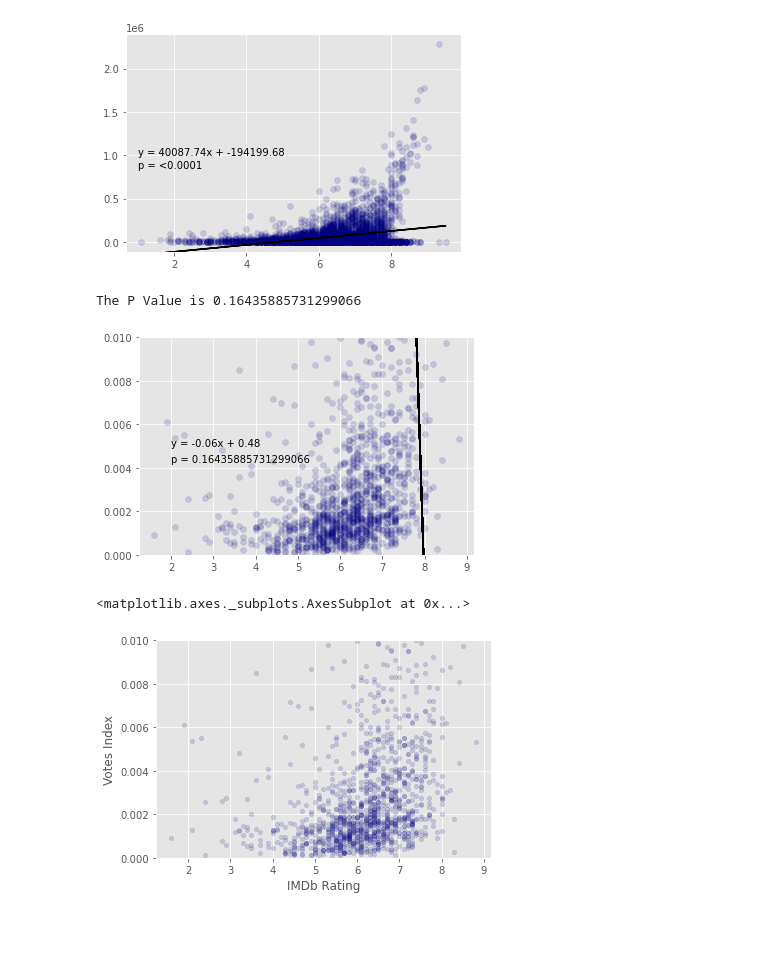
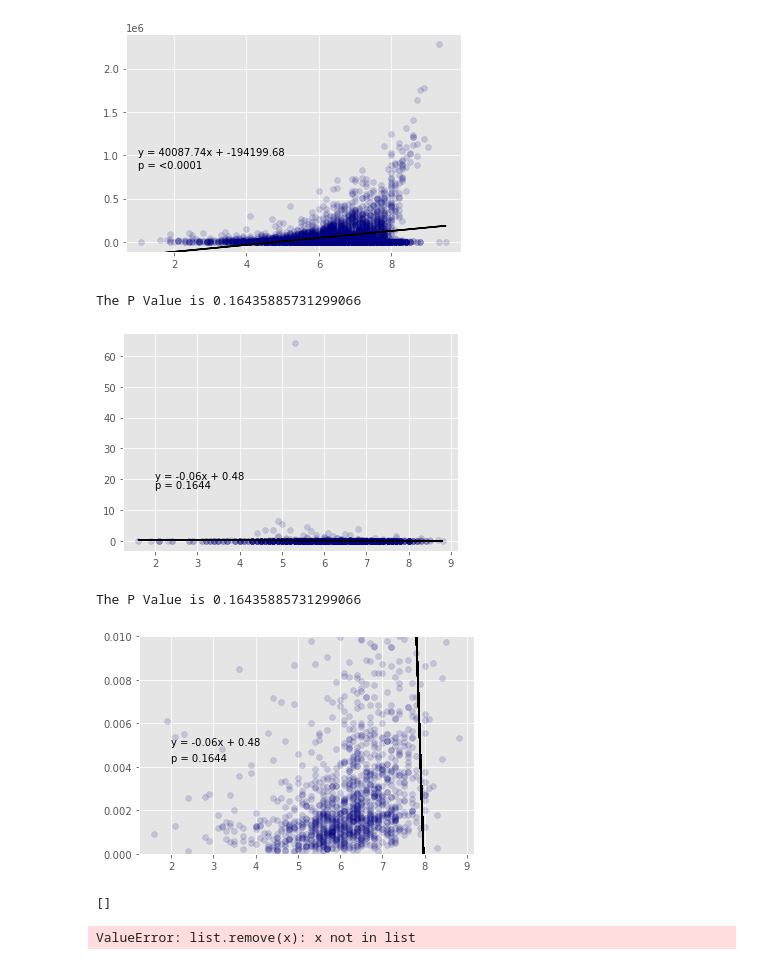
Before and after one commit to Lweston75/Project-One, a Jupyter notebook: ESPgraphs.ipynb, the cells around one changed output. Cells and saved outputs as stored; diff of their text form; code cells hidden in the pictures; blank space fills up the shorter version.

```diff
--- a/ESPgraphs.ipynb
+++ b/ESPgraphs.ipynb
@@ -274,6 +284,8 @@ def Scatter_w_Trend(df,x,y,plot_location, y_limit=None):
     print(f"The P Value is {pValue}")
     if pValue < 0.0001:
         pValue = "<0.0001"
+    else:
+        pValue = round(pValue,4)
     plt.annotate(line, plot_location, color="black")
     plot_location[1] = 0.85*plot_location[1]
     plt.annotate(f"p = {pValue}",plot_location, color = 'black' )
@@ -286,16 +298,47 @@ The P Value is 1.4781248563206349e-130
 [figure]
 # %%
 movie_df['Votes Index'] = movie_df['Num Votes']/movie_df['Box_Office']
-plot = [2, 0.005]
-y_limit = (0,0.01)
+plot = [2, 20]
+y_limit = None
 Scatter_w_Trend(movie_df, 'IMDb Rating','Votes Index',plot,y_limit)
 # %% [output]
 The P Value is 0.16435885731299066
-[figure, old version]
+[figure, new version]
 # %%
-movie_df.plot.scatter('IMDb Rating','Votes Index', ylim = (0,0.01), alpha = 0.15, color = 'navy')
-plot = [1,60]
-Scatter_w_Trend(movie_df, 'IMDb Rating','Votes Index',plot)
+plot = [2, 0.005]
+y_limit = (0,0.01)
+Scatter_w_Trend(movie_df, 'IMDb Rating','Votes Index',plot,y_limit)
 # %% [output]
-<matplotlib.axes._subplots.AxesSubplot at 0x...>
+The P Value is 0.16435885731299066
-[figure, old version]
+[figure, new version]
+# %%
+def genre_fixer(x):
+    try:
+        x = x.replace('[', '')
+        x = x.replace(']', '')
+        x = x.replace(' ', '')
+        x = x.replace("'","")
+        x = x.split(',')
+        x = x.sort()
+    except:
+        x = np.NaN
+    return x
+
+movie_df['Genres'] = movie_df['Genres'].apply(genre_fixer)
+movie_df.head()
+
+unique_genres = []
+
+for index, row in movie_df.iterrows():
+        try:
+            for i in row['Genres']:
+                if i not in unique_genres:
+                    unique_genres.append(i)
+        except:
+            pass
+print(unique_genres)
+
+unique_genres.remove('nan')
+# %% [output]
+[]
+ValueError: list.remove(x): x not in list
```
Also changed, not shown: parts of 6 cells of this notebook.
